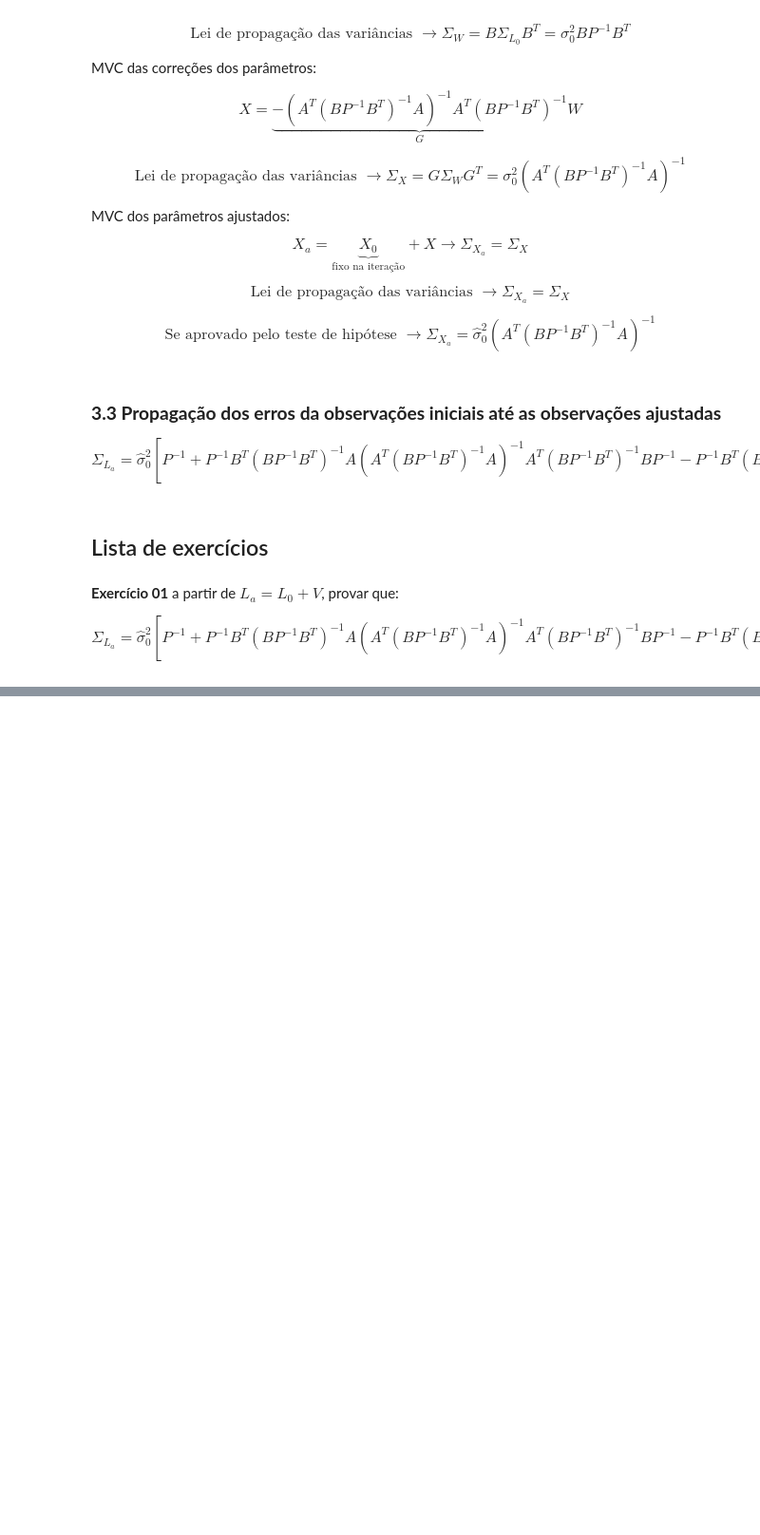
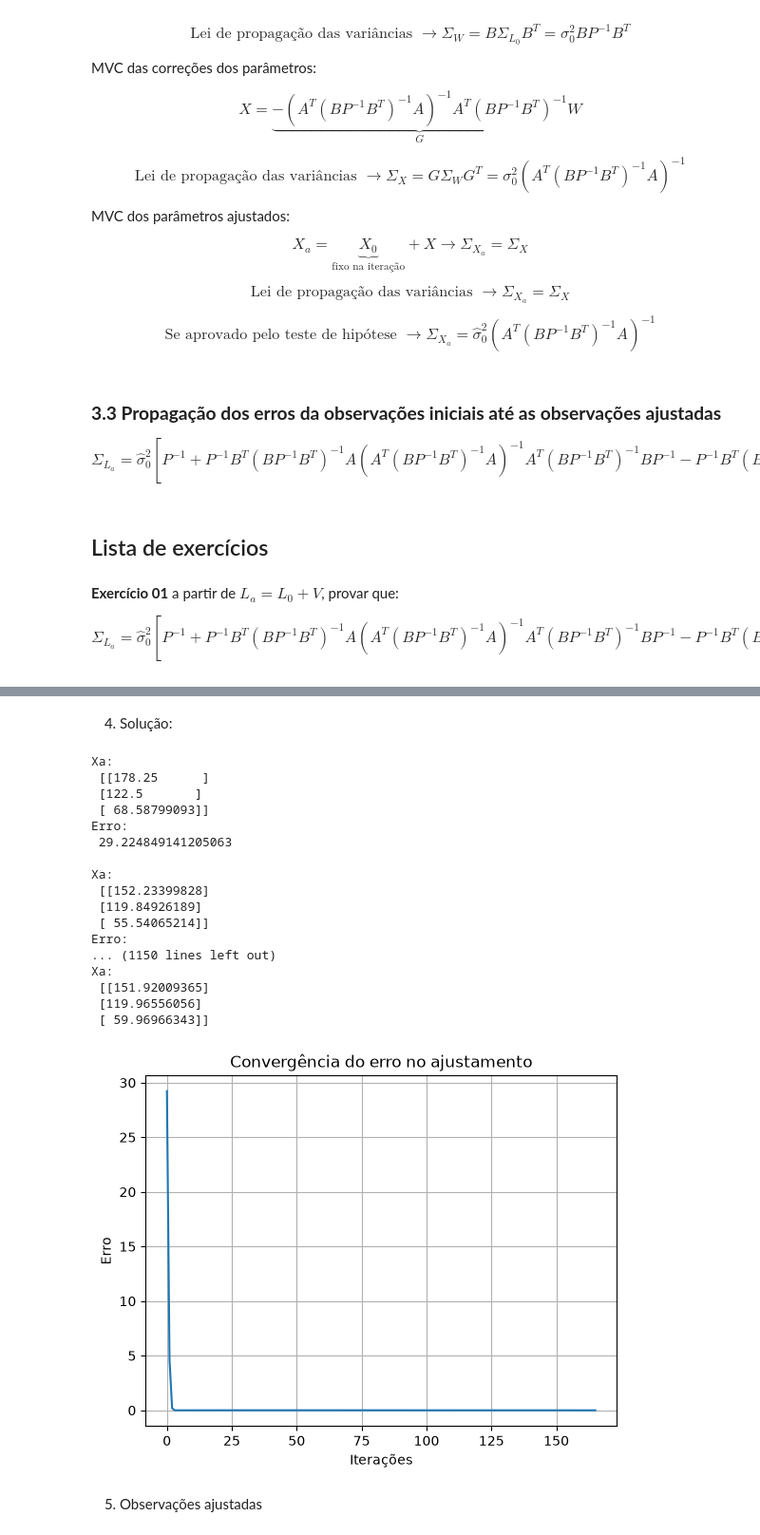
Before and after one commit to HumbertoDiego/AjustamentoBasicoIME, a Jupyter notebook: 09_modelo_combinado.ipynb, the cells around one changed output, grey strips where cells are left out. Shown at 95% size. Saved outputs shown, nothing was run; the diff lists cells and outputs as text; code cells hidden in the pictures; blank space fills up the shorter version.

```diff
--- a/09_modelo_combinado.ipynb
+++ b/09_modelo_combinado.ipynb
@@ -243,0 +310,9 @@ $$
+# %%
+L_0 = np.array([150, 60, 209, 100, 204, 150, 150, 180], dtype=float)
+L0 = {"X_1": L_0[0], "Y_1": L_0[1], "X_2": L_0[2], "Y_2": L_0[3], "X_3": L_0[4], "Y_3": L_0[5], "X_4": L_0[6], "Y_4": L_0[7]}
+Xc_0, Yc_0 = (L0['X_1']+L0['X_2']+L0['X_3']+L0['X_4'])/4, (L0['Y_1']+L0['Y_2']+L0['Y_3']+L0['Y_4'])/4
+r_0 = list(sp.roots( F1.subs({Xc: Xc_0, Yc: Yc_0, **L0 }), r ).keys())[1]
+X0 = [[Xc_0] , [Yc_0], [r_0]]
+X_0  = np.array(X0, dtype=float)
+W = F + B*(sp.Matrix(L_0) - L)
+X_0, L_0
@@ -243,0 +324,71 @@ $$
+# %% [markdown]
+4. Solução:
+# %%
+import matplotlib.pyplot as plt
+
+# mount P
+P = np.diag([1/2, 1/2, 1/4, 1/4, 1/2, 1/2, 1/4, 1/4])
+
+# mount X_0
+X_0 = np.array(X0, dtype=float)
+print("\nXa:\n", X_0)
+
+### Início do ajustametno
+erros = [] # guardar cada erro durante as iterações para compor um gráfico
+erro = 10000000
+while erro>10e-6:
+    # update W_i
+    w =  np.array(W.subs({Xc: X_0[0][0], Yc: X_0[1][0], r: X_0[2][0], **L0}).evalf().tolist(), dtype=float)
+    # update Jacobians A e B
+    a =  np.array(A.subs({Xc: X_0[0][0], Yc: X_0[1][0], r: X_0[2][0], **L0}).evalf().tolist(), dtype=float)
+    b =  np.array(B.subs({Xc: X_0[0][0], Yc: X_0[1][0], r: X_0[2][0], **L0}).evalf().tolist() , dtype=float)
+    # update Delta X , K e V
+    BPinvBT_inv = np.linalg.inv(b @ np.linalg.inv(P) @ b.T)
+    DeltaX = - np.linalg.inv(a.T @ BPinvBT_inv @ a) @ a.T @ BPinvBT_inv @ w
+    # print("DeltaX:\n", DeltaX)
+    K = -BPinvBT_inv @ (a @ DeltaX + w)
+    # print("K:\n", K)
+    V = np.linalg.inv(P) @ b.T @ K
+    # print("V:\n", V)
+    # add erro a lista de erros para gráfico
+    erro = np.linalg.norm(DeltaX)
+    erros.append(erro)
+    flag = "" if erro>10e-6 else "<<<-------------- erro<=10e-6 (FIM)"
+    print("Erro:\n", erro, flag)
+    # update X_0
+    X_0 = DeltaX + X_0
+    print("\nXa:\n", X_0)
+    # update L_0
+    # Correção no formato do vetor dos resíduos
+    V = V.reshape(-1) # de (8,1) para (8,)
+    L_0 = L_0 + V
+    L0 = {"X_1": L_0[0], "Y_1": L_0[1], "X_2": L_0[2], "Y_2": L_0[3], "X_3": L_0[4], "Y_3": L_0[5], "X_4": L_0[6], "Y_4": L_0[7]}
+
+# # Gráfico
+plt.title("Convergência do erro no ajustamento")
+plt.xlabel("Iterações")
+plt.ylabel("Erro")
+plt.grid()
+plt.plot(erros)
+plt.show()
+# %% [output]
+Xa:
+ [[178.25      ]
+ [122.5       ]
+ [ 68.58799093]]
+Erro:
+ 29.224849141205063
+
+Xa:
+ [[152.23399828]
+ [119.84926189]
+ [ 55.54065214]]
+Erro:
+... (1150 lines left out)
+Xa:
+ [[151.92009365]
+ [119.96556056]
+ [ 59.96966343]]
+[figure, added]
+# %% [markdown]
+5. Observações ajustadas
```
Also changed, not shown: parts of 9 cells of this notebook, 1 other file.
